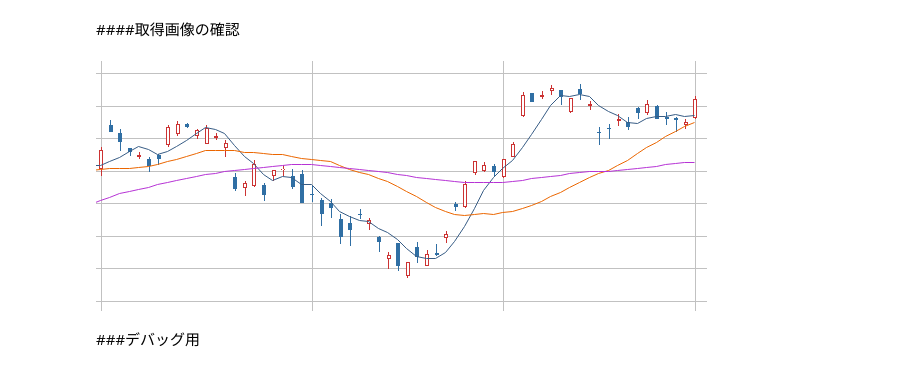
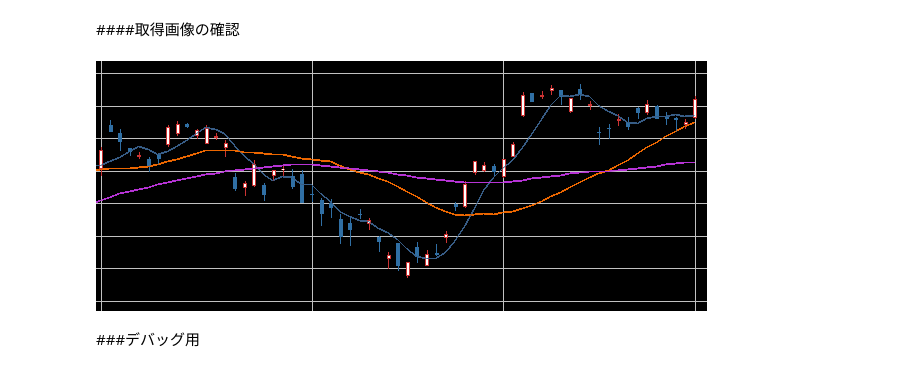
Before and after one commit to Naritoshi/colabo_deeplearning_practice, a Jupyter notebook: selenium_stock_chart.ipynb, the cells around one changed output. Saved outputs shown, nothing was run; the diff lists cells and outputs as text; code cells hidden in the pictures.

```diff
--- a/selenium_stock_chart.ipynb
+++ b/selenium_stock_chart.ipynb
@@ -345,9 +405,10 @@ for save_file in save_files:
 # %%
 from PIL import Image
 
-Image.open('stock_chart/0101/2017_3_1.png')
+img = Image.open('stock_chart/0101/2017_3_1.png').convert('RGB')
+img
 # %% [output]
-[figure, old version]
+[figure, new version]
 # %% [markdown]
 ###デバッグ用
 # %% [markdown]
```
Also changed, not shown: parts of 47 cells of this notebook.
